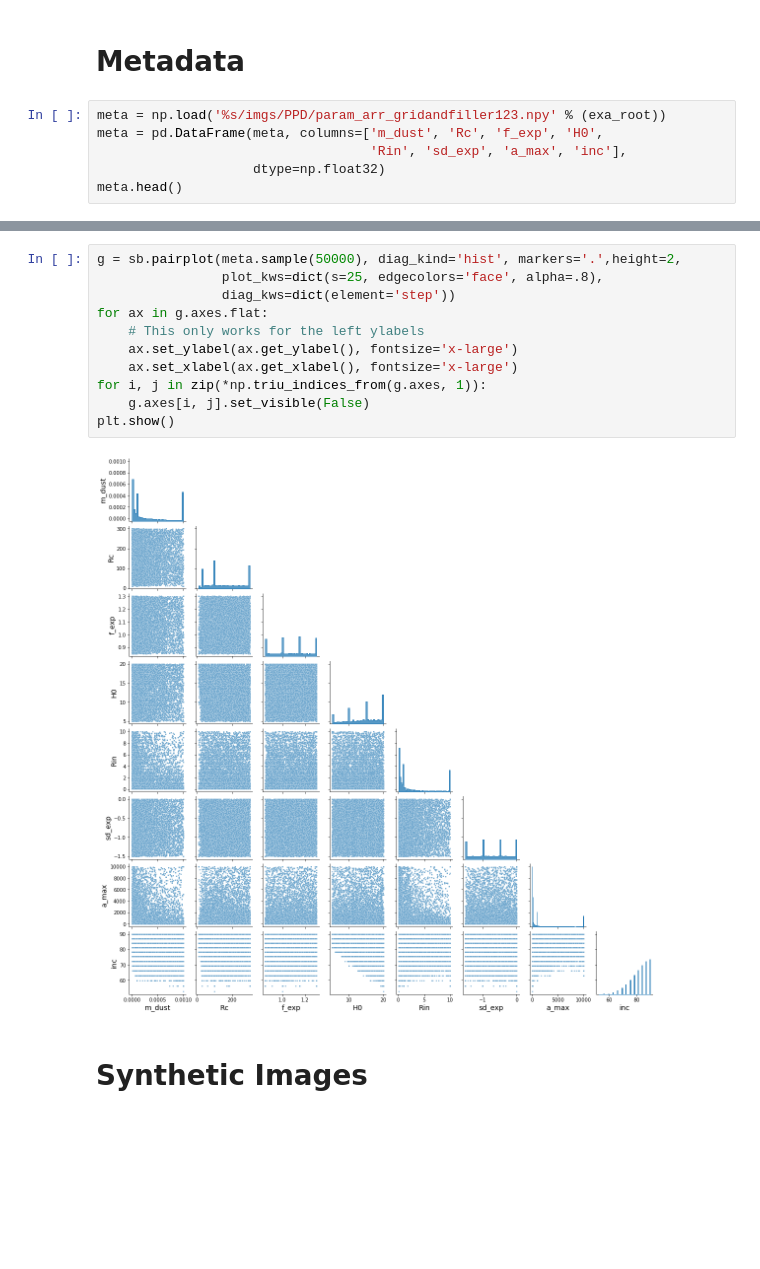
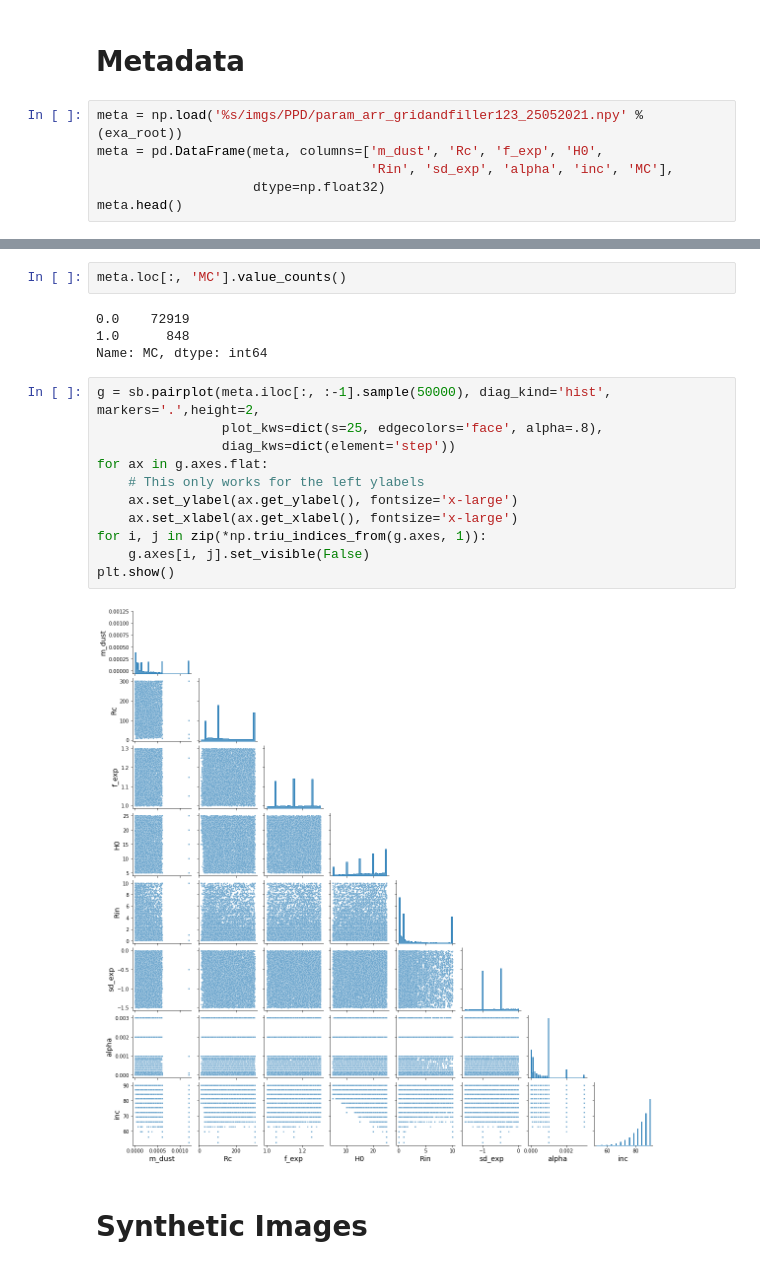
Before and after one commit to keflavich/PPDAE, a Jupyter notebook: notebooks/data_exploration.ipynb, the cells around one changed output, grey strips where cells are left out. Drawn from its saved outputs; the diff is of its cells as text; blank space fills up the shorter version.

```diff
--- a/notebooks/data_exploration.ipynb
+++ b/notebooks/data_exploration.ipynb
@@ -12,9 +12,9 @@ exa_root = '/home/jorgemarpa/data/'
 # %% [markdown]
 # Metadata
 # %%
-meta = np.load('%s/imgs/PPD/param_arr_gridandfiller123.npy' % (exa_root))
+meta = np.load('%s/imgs/PPD/param_arr_gridandfiller123_25052021.npy' % (exa_root))
 meta = pd.DataFrame(meta, columns=['m_dust', 'Rc', 'f_exp', 'H0',
-                                   'Rin', 'sd_exp', 'a_max', 'inc'],
+                                   'Rin', 'sd_exp', 'alpha', 'inc', 'MC'],
                     dtype=np.float32)
 meta.head()
 # %% [output]
@@ -57,16 +58,22 @@ meta.describe()
+# %%
+meta.loc[:, 'MC'].value_counts()
+# %% [output]
+0.0    72919
+1.0      848
+Name: MC, dtype: int64
 # %%
-g = sb.pairplot(meta.sample(50000), diag_kind='hist', markers='.',height=2,
+g = sb.pairplot(meta.iloc[:, :-1].sample(50000), diag_kind='hist', markers='.',height=2,
                 plot_kws=dict(s=25, edgecolors='face', alpha=.8),
                 diag_kws=dict(element='step'))
 for ax in g.axes.flat:
     # This only works for the left ylabels
     ax.set_ylabel(ax.get_ylabel(), fontsize='x-large')
     ax.set_xlabel(ax.get_xlabel(), fontsize='x-large')
 for i, j in zip(*np.triu_indices_from(g.axes, 1)):
     g.axes[i, j].set_visible(False)
 plt.show()
 # %% [output]
-[figure, old version]
+[figure, new version]
 # %% [markdown]
 # Synthetic Images
 # %%
```
Also changed, not shown: parts of 31 cells of this notebook, 3 other files.
